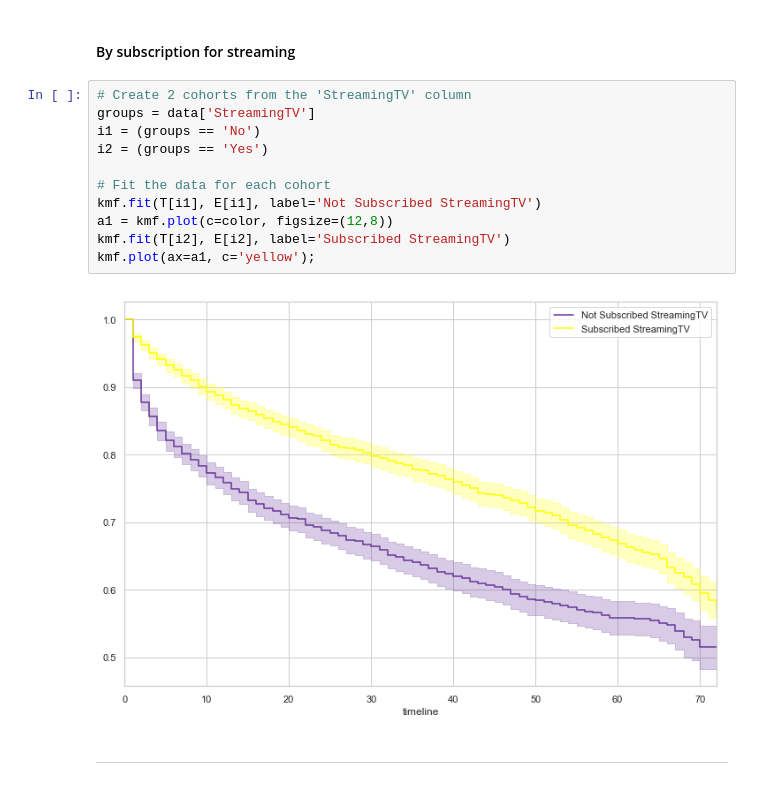
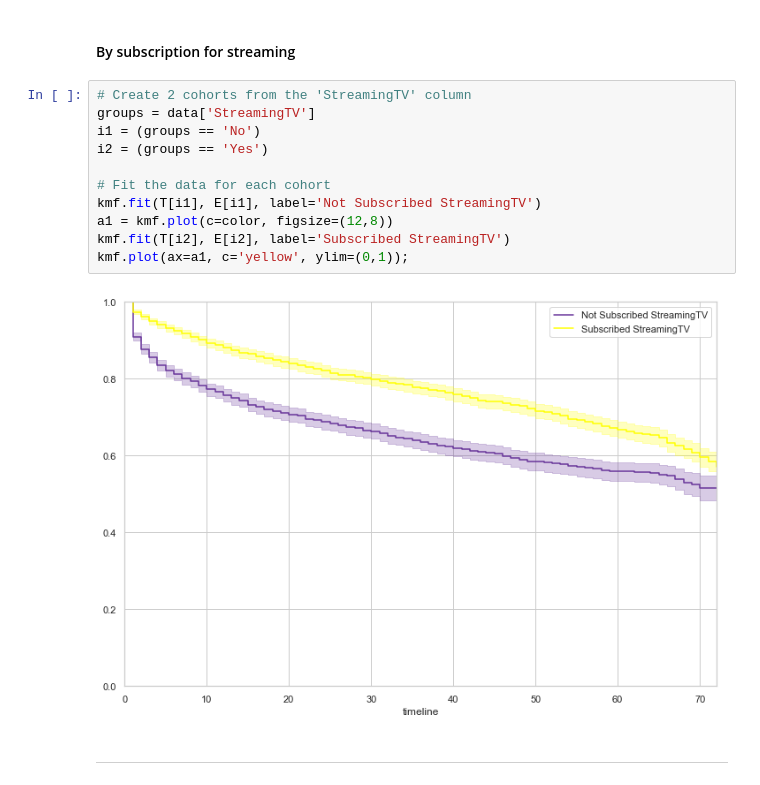
Before and after one commit to rbuerki/projects-ml, a Jupyter notebook: survival_analysis_lifelines/1-cohort_survival_curves_KaplanMeier.ipynb, the cells around one changed output. Drawn from its saved outputs; the diff is of its cells as text.

Commit message:
STYLE: change plots

```diff
--- a/survival_analysis_lifelines/1-cohort_survival_curves_KaplanMeier.ipynb
+++ b/survival_analysis_lifelines/1-cohort_survival_curves_KaplanMeier.ipynb
@@ -199,16 +199,16 @@ kmf.plot(ax=ax1, c='grey');
 # %%
 # Create 2 cohorts from the 'StreamingTV' column
 groups = data['StreamingTV']
 i1 = (groups == 'No')
 i2 = (groups == 'Yes')
 
 # Fit the data for each cohort
 kmf.fit(T[i1], E[i1], label='Not Subscribed StreamingTV')
 a1 = kmf.plot(c=color, figsize=(12,8))
 kmf.fit(T[i2], E[i2], label='Subscribed StreamingTV')
-kmf.plot(ax=a1, c='yellow');
+kmf.plot(ax=a1, c='yellow', ylim=(0,1));
 # %% [output]
-[figure, old version]
+[figure, new version]
 # %% [markdown]
 ---
 # %% [markdown]
```
Also changed, not shown: parts of 5 cells of this notebook.
